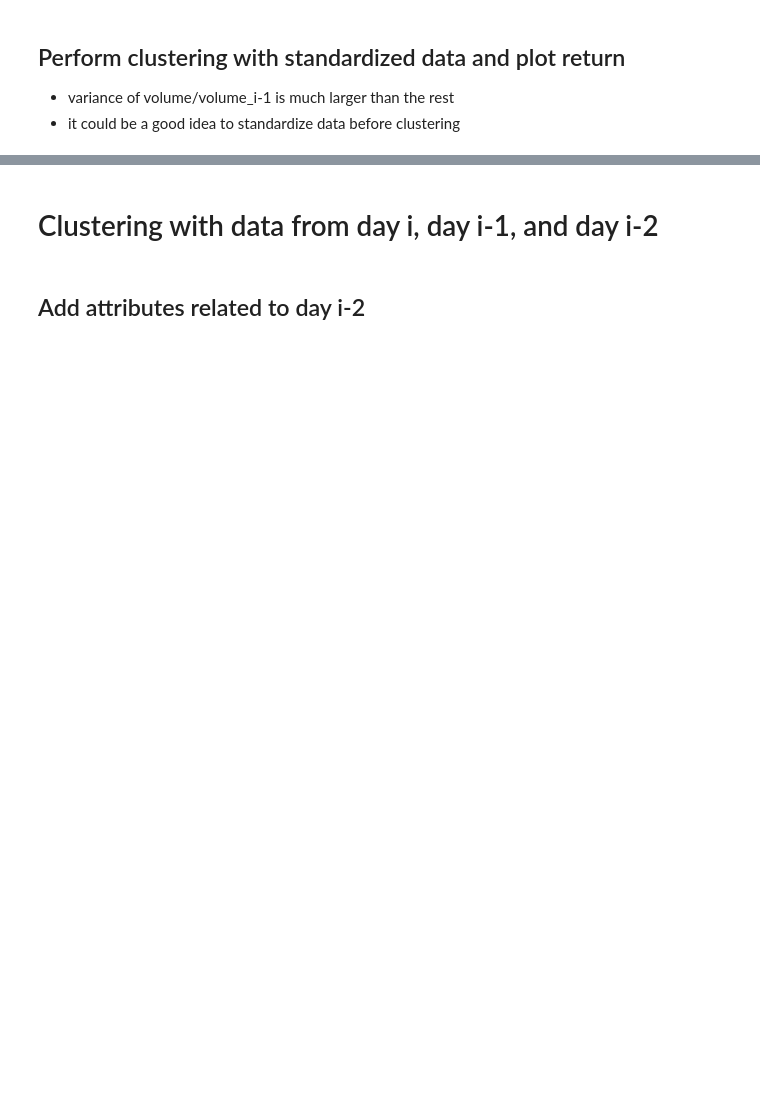
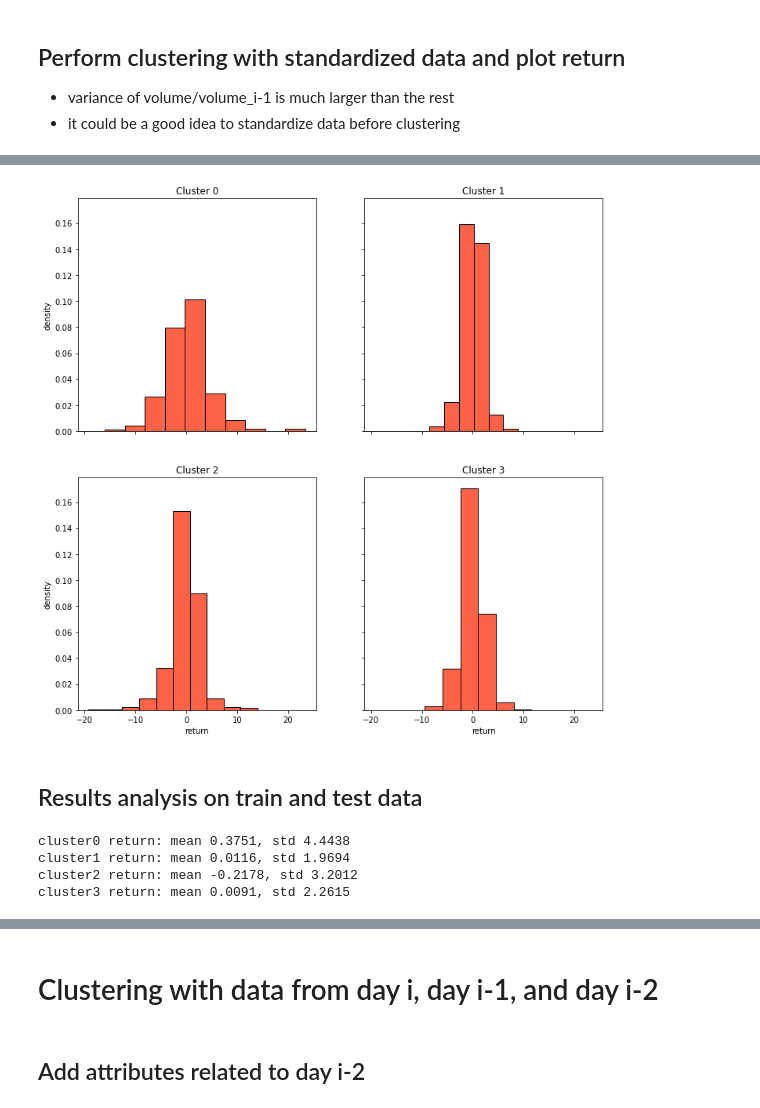
Before and after one commit to tracywang021/IEORE4571-Project, a Jupyter notebook: kmeans_clustering.ipynb, the cells around one changed output, grey strips where cells are left out. Saved outputs shown, nothing was run; the diff lists cells and outputs as text; code cells hidden in the pictures; blank space fills up the shorter version.

```diff
--- a/kmeans_clustering.ipynb
+++ b/kmeans_clustering.ipynb
@@ -109,5 +99,25 @@ plot_label_distr(labels, fig_size, file_name)
 # %%
 nrows, ncols = 2, 2
 fig_size = (12, 12)
 file_name = 'kmeans_day_i_i-1_returns.png'
-plot_return(labels, np.array(df['return_i+1']), opt_k, nrows, ncols, fig_size, file_name)
+plot_return(model.labels_, np.array(df['return_i+1']), opt_k, nrows, ncols, fig_size, file_name)
+# %% [output]
+[figure, added]
+# %% [markdown]
+## Results analysis on train and test data
+# %%
+# find mean and variance of each cluster return: training
+for cluster_num in range(opt_k):
+    cluster_ind = np.argwhere(labels==cluster_num)
+    return_cluster = np.array(df['return_i+1'])[cluster_ind]
+    return_cluster_str = str(round(return_cluster.mean(), 4))
+    var_cluster_str = str(round(return_cluster.std(), 4))
+    result_str = 'cluster' + str(cluster_num) + ' return: ' + \
+    'mean ' + return_cluster_str + ', '\
+    'std ' + var_cluster_str
+    print(result_str)
+# %% [output]
+cluster0 return: mean 0.3751, std 4.4438
+cluster1 return: mean 0.0116, std 1.9694
+cluster2 return: mean -0.2178, std 3.2012
+cluster3 return: mean 0.0091, std 2.2615
```
Also changed, not shown: parts of 12 cells of this notebook, 8 other files.
